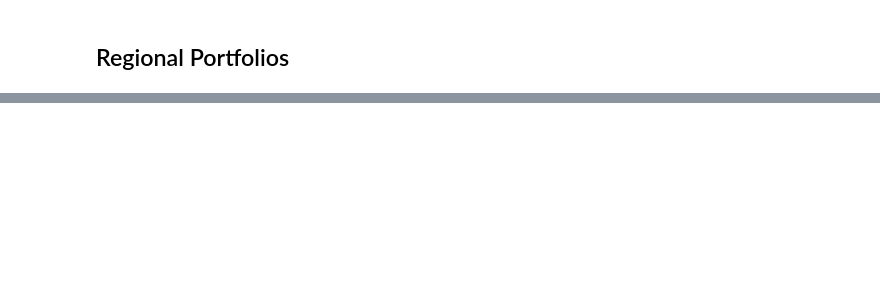
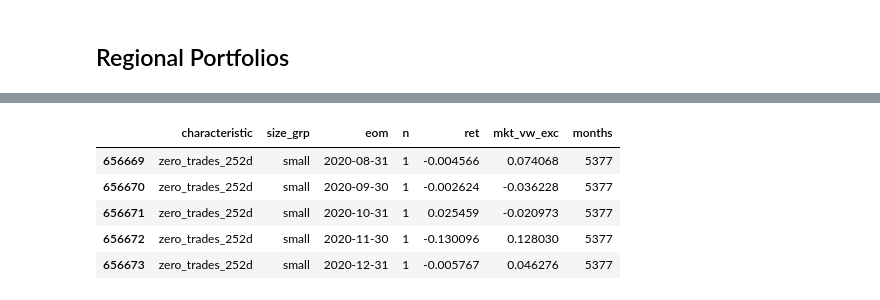
Before and after one commit to dudals3844/ReplicationCrisis, a Jupyter notebook: 00_prepare_data.ipynb, the cells around one changed output, grey strips where cells are left out. Drawn from its saved outputs; the diff is of its cells as text; code cells hidden in the pictures; blank space fills up the shorter version.

```diff
--- a/00_prepare_data.ipynb
+++ b/00_prepare_data.ipynb
@@ -316,0 +422,3 @@ Collecting git+https://github.com/psf/black
+# %%
+cmp = cmp.merge(char_info[['characteristic', 'direction']], on='characteristic', how='left')
+cmp['ret'] = cmp['ret'] * cmp['direction']
@@ -316,0 +432,19 @@ Collecting git+https://github.com/psf/black
+# %%
+iter_list = []
+for key in tqdm(list(region_info.keys())):
+    countries = region_info[key]["country_codes"]
+    weighting = settings["country_weighting"]
+    countries_min = region_info[key]["countries_min"]
+    months_min = settings["months_min"]
+    data = hml.copy()
+    iter_list.append(
+        {
+            "data": cmp.copy(),
+            "market_returns": market_returns.copy(),
+            "countries": countries,
+            "weighting": weighting,
+            "countries_min": countries_min,
+            "months_min": months_min,
+            "size_grps": True,
+        }
+    )
@@ -316,0 +453,2 @@ Collecting git+https://github.com/psf/black
+# %%
+regional_pfs_cmp_list = parallel(delayed(regional_data)(**i) for i in iter_list)
@@ -316,0 +459,2 @@ Collecting git+https://github.com/psf/black
+# %%
+regional_pfs_cmp = pd.concat(regional_pfs_cmp_list)
@@ -316,0 +463,9 @@ Collecting git+https://github.com/psf/black
+# %%
+regional_pfs_cmp.tail()
+# %% [output]
+|  | characteristic | size_grp | eom | n | ret | mkt_vw_exc | months |
+| 656669 | zero_trades_252d | small | 2020-08-31 | 1 | -0.004566 | 0.074068 | 5377 |
+| 656670 | zero_trades_252d | small | 2020-09-30 | 1 | -0.002624 | -0.036228 | 5377 |
+| 656671 | zero_trades_252d | small | 2020-10-31 | 1 | 0.025459 | -0.020973 | 5377 |
+| 656672 | zero_trades_252d | small | 2020-11-30 | 1 | -0.130096 | 0.128030 | 5377 |
+| 656673 | zero_trades_252d | small | 2020-12-31 | 1 | -0.005767 | 0.046276 | 5377 |
```
Also changed, not shown: parts of 41 cells of this notebook, 1 other file.
